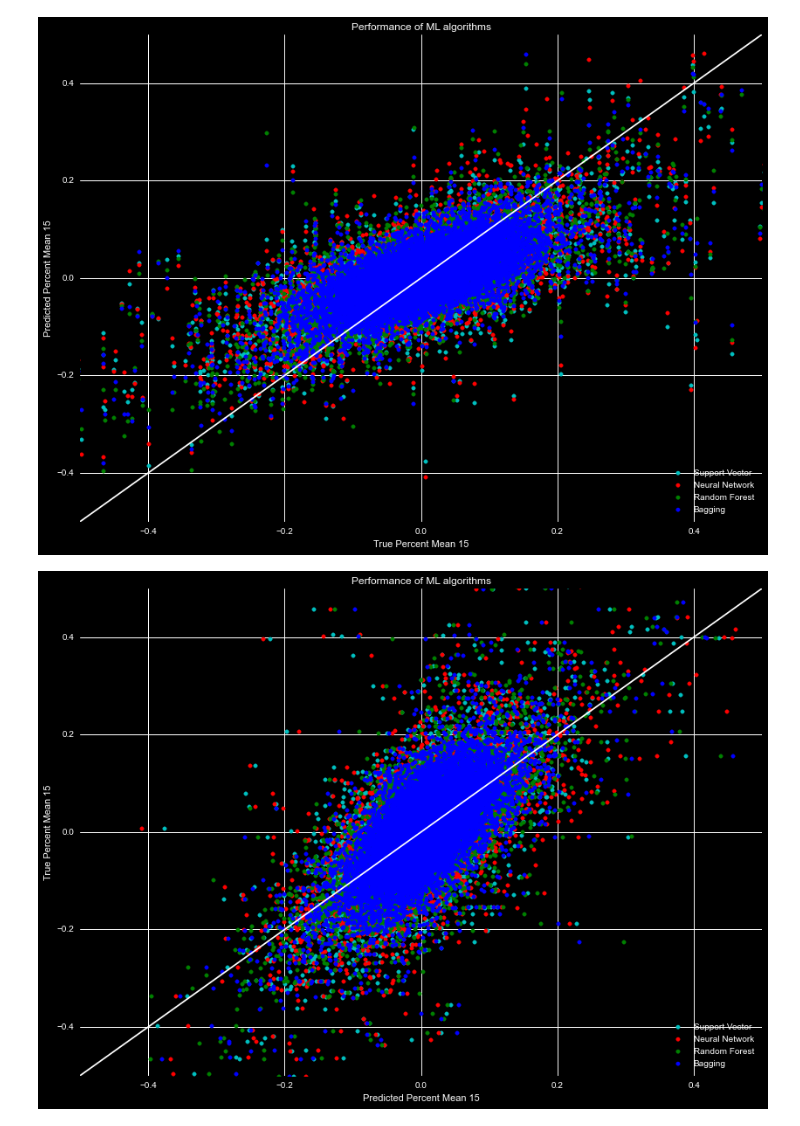
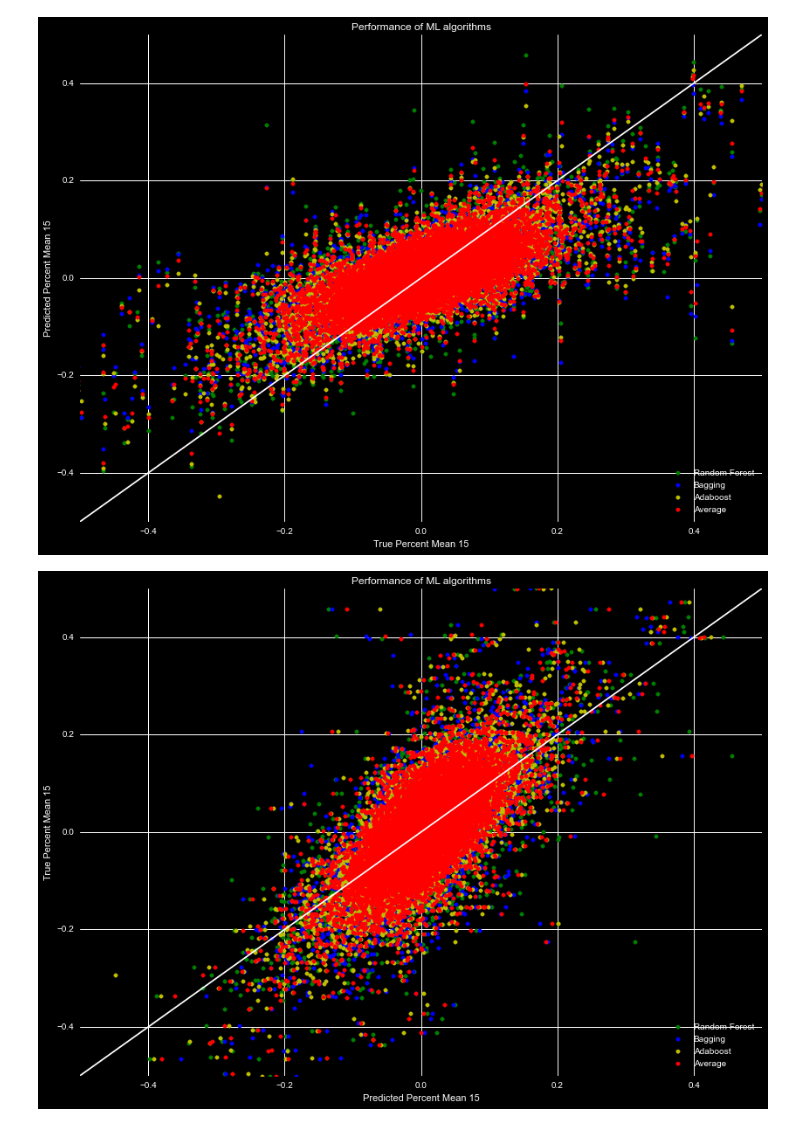
Before and after one commit to markertsean/python_trader, a Jupyter notebook: train.ipynb, the cells around one changed output. Drawn from its saved outputs; the diff is of its cells as text; code cells hidden in the pictures.

Commit message:
Finally settled on ML algorithms. Need to test prediction, not as a function of percent change

```diff
--- a/train.ipynb
+++ b/train.ipynb
@@ -117,11 +150,0 @@ print ba_reg.best_params_
-# %%
-params = {
-            'kernel':['linear','rbf'],
-            'C' : [1e-2,1e-1,1e0],
-            'gamma': [1e-5,1e-4,1e-3]
-         }
-
-sv_reg = GridSearchCV( SVR(), param_grid=params, cv=2 )
-sv_reg.fit( train_x, train_y )
-print sv_reg.best_score_
-print sv_reg.best_params_
@@ -131,16 +190,20 @@ print sv_reg.best_params_
 # %%
 # Plot the data
-nn_y = nn_reg.predict( test_x )
+#nn_y = nn_reg.predict( test_x )
 rf_y = rf_reg.predict( test_x )
 ba_y = ba_reg.predict( test_x )
-sv_y = sv_reg.predict( test_x )
+#sv_y = sv_reg.predict( test_x )
+ad_y = ad_reg.predict( test_x )
+
+avg  = ( rf_y + ba_y + ad_y )/3.0
 
 
-
-plt.scatter( test_y,  sv_y, color='c', label='Support Vector' )
-plt.scatter( test_y,  nn_y, color='r', label='Neural Network' )
+#plt.scatter( test_y,  sv_y, color='c', label='Support Vector' )
+#plt.scatter( test_y,  nn_y, color='r', label='Neural Network' )
 plt.scatter( test_y,  rf_y, color='g', label='Random Forest'  )
 plt.scatter( test_y,  ba_y, color='b', label='Bagging'        )
+plt.scatter( test_y,  ad_y, color='y', label='Adaboost'       )
+plt.scatter( test_y,   avg, color='r', label='Average'        )
 
 low =-0.5
 hi  = 0.5
@@ -157,36 +220,40 @@ plt.ylabel('Predicted Percent Mean 15')
 plt.title('Performance of ML algorithms')
 plt.show()
 # %% [output]
-[figure, old version]
+[figure, new version]
 # %%
 # Plot the data
-nn_y = nn_reg.predict( test_x )
-rf_y = rf_reg.predict( test_x )
-ba_y = ba_reg.predict( test_x )
-sv_y = sv_reg.predict( test_x )
+#nn_y = nn_reg.predict( test_x )
+#rf_y = rf_reg.predict( test_x )
+#ba_y = ba_reg.predict( test_x )
+#sv_y = sv_reg.predict( test_x )
+#ad_y = ad_reg.predict( test_x )
+
+#avg  = ( nn_y + rf_y + ba_y + sv_y + ad_y )/5.0
 
 
-
-plt.scatter( sv_y, test_y, color='c', label='Support Vector' )
-plt.scatter( nn_y, test_y, color='r', label='Neural Network' )
+#plt.scatter( sv_y, test_y, color='c', label='Support Vector' )
+#plt.scatter( nn_y, test_y, color='r', label='Neural Network' )
 plt.scatter( rf_y, test_y, color='g', label='Random Forest'  )
 plt.scatter( ba_y, test_y, color='b', label='Bagging'        )
+plt.scatter( ad_y, test_y, color='y', label='Adaboost'       )
+plt.scatter(  avg, test_y, color='r', label='Average'        )
 
 low =-0.5
 hi  = 0.5
 
 plt.plot( [low,hi], [low,hi], color='w' )
 
 plt.legend( loc=4 )
 plt.xlim(low,hi)
 plt.ylim(low,hi)
 #plt.xscale('log')
 #plt.yscale('log')
 plt.xlabel('Predicted Percent Mean 15')
 plt.ylabel('True Percent Mean 15')
 plt.title('Performance of ML algorithms')
 plt.show()
 # %% [output]
-[figure, old version]
+[figure, new version]
 # %%
 # Plot the data
```
Also changed, not shown: parts of 20 cells of this notebook.
